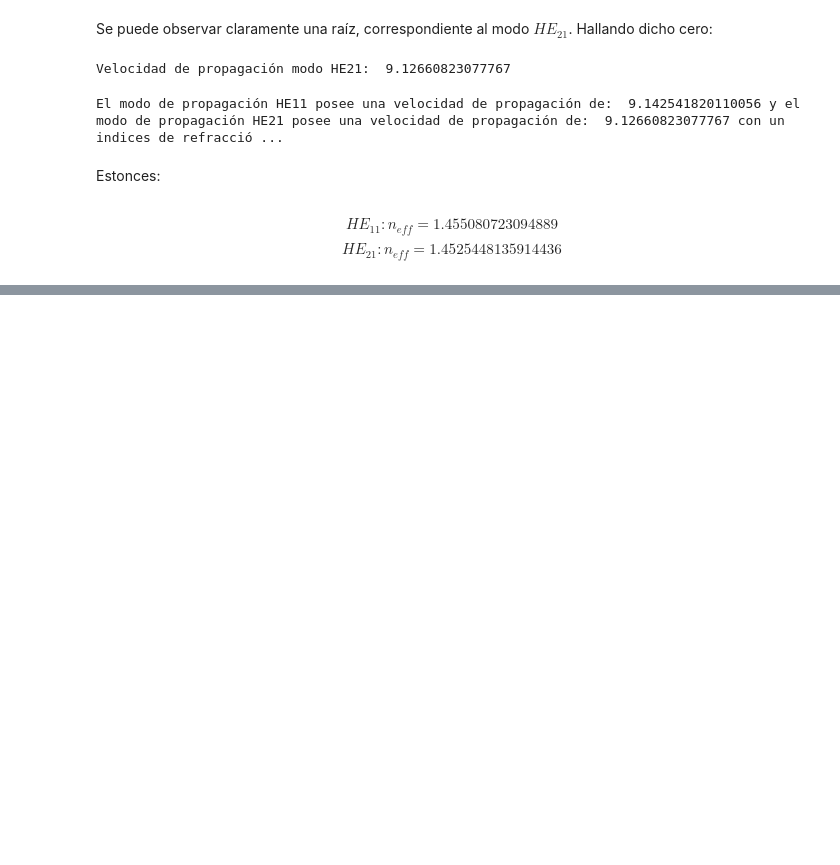
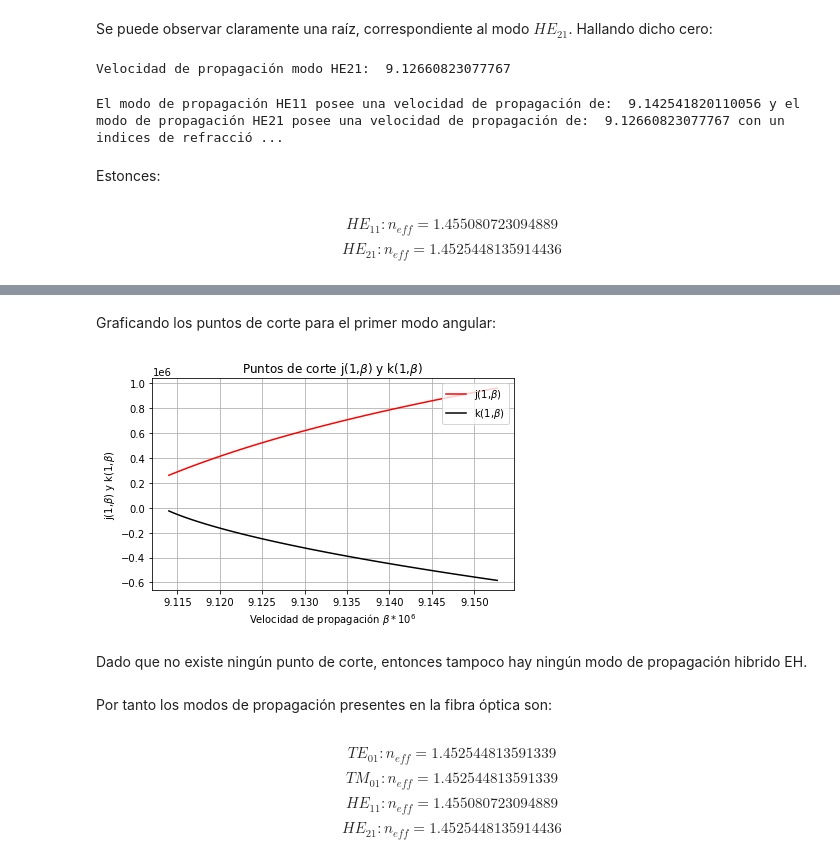
Before and after one commit to alegomezram/Trabajo2Fotonica, a Jupyter notebook: Modo_fibra_optica.ipynb, the cells around one changed output, grey strips where cells are left out. Saved outputs shown, nothing was run; the diff lists cells and outputs as text; code cells hidden in the pictures; blank space fills up the shorter version.

```diff
--- a/Modo_fibra_optica.ipynb
+++ b/Modo_fibra_optica.ipynb
@@ -206,0 +242,30 @@ $$HE_{21}: n_{eff}= 1.4525448135914436$$
+# %% [markdown]
+Graficando los puntos de corte para el primer modo angular:
+# %%
+x_EH_v1 = np.linspace(9.114,9.1527,100)
+y_EH_v1 = EH(1,x_EH_v1)
+y_EH1_v1 = EH_01(1,x_EH_v1)
+y_EH2_v1 = EH_02(1,x_EH_v1)
+# %%
+fig, ax = plt.subplots()
+#ax.plot(xxx,yyy, label='S(b)', color='green')
+ax.plot(x_EH_v1,y_EH1_v1, label=r'j(1,$\beta$)', color='red')
+ax.plot(x_EH_v1,y_EH2_v1, label=r'k(1,$\beta$)', color='black')
+ax.set(xlabel=r'Velocidad de propagación $\beta * 10^{6}$', ylabel=r'j(1,$\beta$) y k(1,$\beta$)',
+title=r'Puntos de corte j(1,$\beta$) y k(1,$\beta$)')
+ax.grid()
+plt.legend(loc='upper right')
+fig.tight_layout()
+plt.savefig('Puntos de corte EH_v1.png')
+plt.show()
+# %% [output]
+[figure, added]
+# %% [markdown]
+Dado que no existe ningún punto de corte, entonces tampoco hay ningún modo de propagación hibrido EH.
+# %% [markdown]
+Por tanto los modos de propagación presentes en la fibra óptica son:
+# %% [markdown]
+$$TE_{01}: n_{eff} =  1.452544813591339$$
+$$TM_{01}: n_{eff} =  1.452544813591339$$
+$$HE_{11}: n_{eff} = 1.455080723094889$$
+$$HE_{21}: n_{eff}= 1.4525448135914436$$
```
Also changed, not shown: parts of 13 cells of this notebook, 6 other files.
